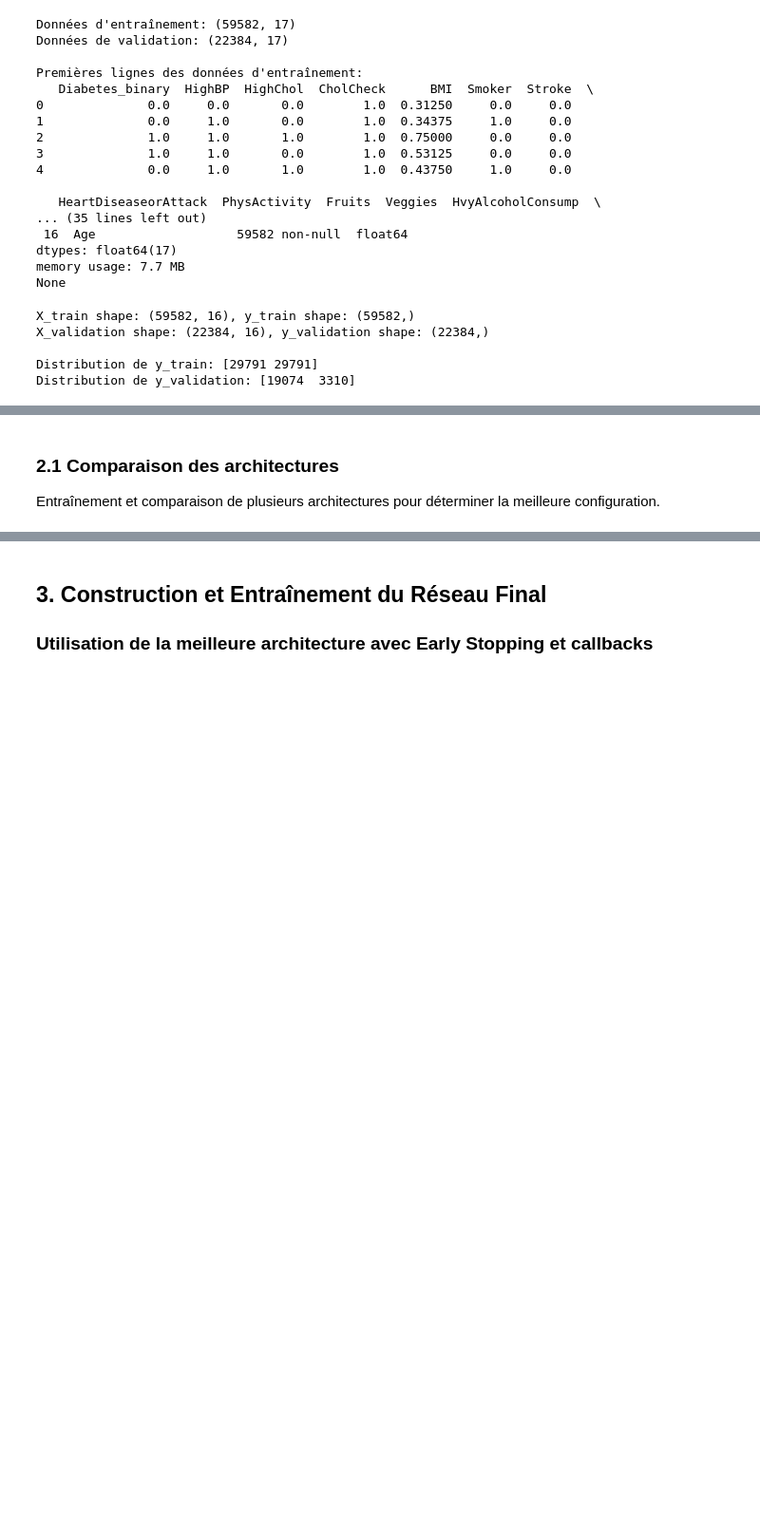
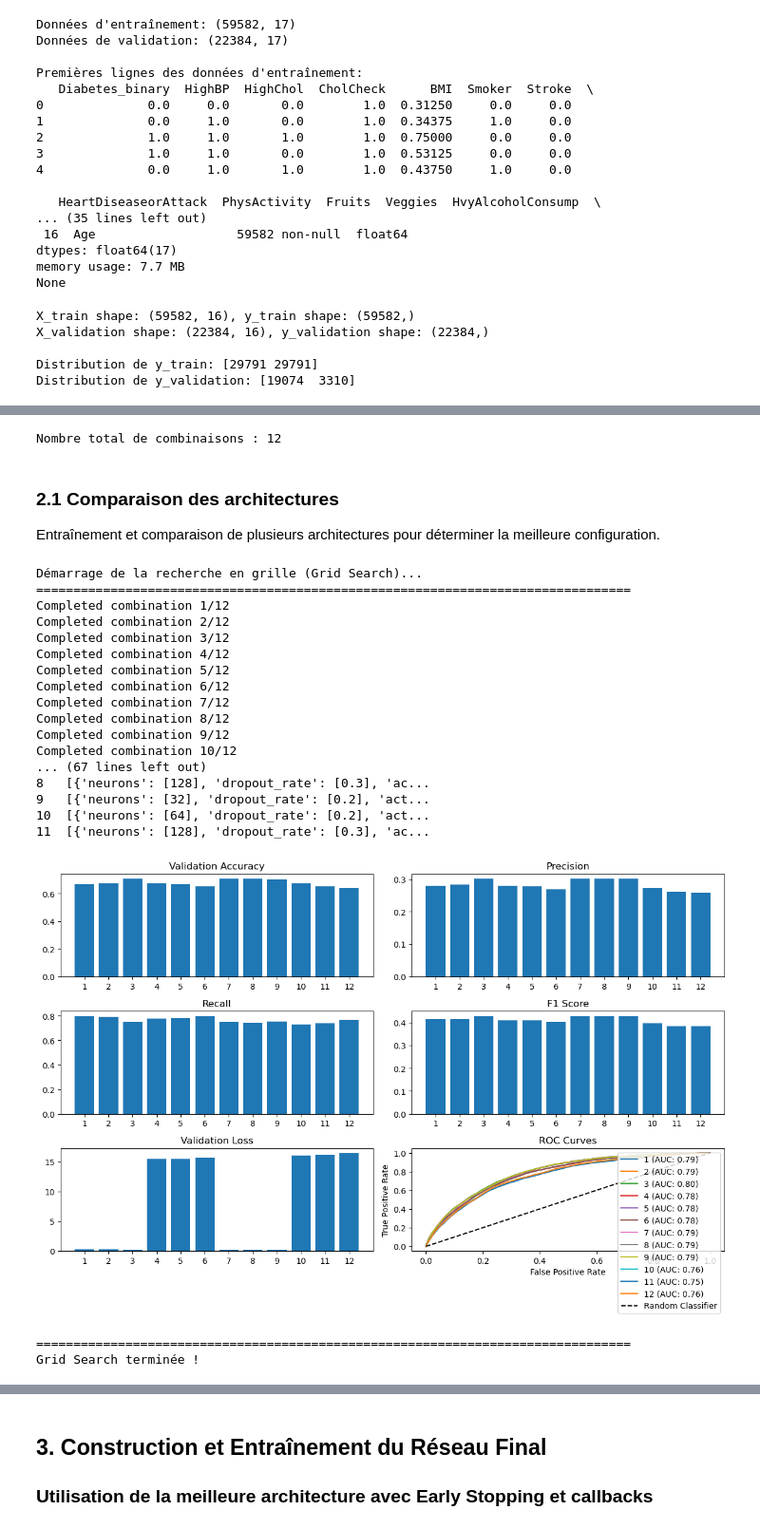
Before and after one commit to 0xybo/CESI_A4_IA_DeepLearning, a Jupyter notebook: Livrable 2.ipynb, the cells around one changed output, grey strips where cells are left out. Shown at 95% size. Cells and saved outputs as stored; diff of their text form; code cells hidden in the pictures; blank space fills up the shorter version.

```diff
--- a/Livrable 2.ipynb
+++ b/Livrable 2.ipynb
@@ -486,3 +426,45 @@ print(
+# %%
+# Définition des architectures et paramètres pour la grid search
+from lib.neural_network.activation.relu import Relu
+from lib.neural_network.activation.sigmoid import Sigmoid
+from lib.neural_network.loss.mean_squared_error import MeanSquaredError
+from lib.neural_network.loss.binary_cross_entropy import BinaryCrossEntropy
+from lib.neural_network.grid_search import GridSearch, Params
+
+# Paramètres pour la grid search
+grid_search_params: Params = {
+    "learning_rate": [0.01, 0.001],
+    "batch_size": [500],
+    "epochs": [100],
+    "loss": [MeanSquaredError(), BinaryCrossEntropy()],
+    "early_stopping_patience": [5],
+    "architecture": [
+        # Architecture simple : 1 couche cachée
+        [
+            {"neurons": [32], "dropout_rate": [0.2], "activation": [Relu()]},
+            {"neurons": [1], "dropout_rate": [0.0], "activation": [Sigmoid()]},
+        ],
+        # Architecture moyenne : 2 couches cachées
+        [
+            {"neurons": [64], "dropout_rate": [0.2], "activation": [Relu()]},
+            {"neurons": [32], "dropout_rate": [0.2], "activation": [Relu()]},
+            {"neurons": [1], "dropout_rate": [0.0], "activation": [Sigmoid()]},
+        ],
+        # Architecture profonde : 3 couches cachées
+        [
+            {"neurons": [128], "dropout_rate": [0.3], "activation": [Relu()]},
+            {"neurons": [64], "dropout_rate": [0.2], "activation": [Relu()]},
+            {"neurons": [32], "dropout_rate": [0.2], "activation": [Relu()]},
+            {"neurons": [1], "dropout_rate": [0.0], "activation": [Sigmoid()]},
+        ],
+    ],
+}
+
+print(
+    f"Nombre total de combinaisons : {len(grid_search_params['learning_rate']) * len(grid_search_params['batch_size']) * len(grid_search_params['epochs']) * len(grid_search_params['loss']) * len(grid_search_params['early_stopping_patience']) * len(grid_search_params['architecture'])}"
+)
+# %% [output]
+Nombre total de combinaisons : 12
 # %% [markdown]
 ### 2.1 Comparaison des architectures
 
@@ -508,0 +472,38 @@ nn.predict(X_validation.to_numpy()).sum() / X_validation.shape[1]
+# %%
+# Exécution de la grid search avec comparaison des architectures
+gs = GridSearch(num_threads=1)
+
+print("Démarrage de la recherche en grille (Grid Search)...")
+print("="*80)
+
+result = gs.search_and_compare(
+    grid_search_params,
+    X_train.to_numpy(),
+    y_train.to_numpy(),
+    X_validation.to_numpy(),
+    y_validation.to_numpy(),
+)
+
+print("="*80)
+print("Grid Search terminée !")
+# %% [output]
+Démarrage de la recherche en grille (Grid Search)...
+================================================================================
+Completed combination 1/12
+Completed combination 2/12
+Completed combination 3/12
+Completed combination 4/12
+Completed combination 5/12
+Completed combination 6/12
+Completed combination 7/12
+Completed combination 8/12
+Completed combination 9/12
+Completed combination 10/12
+... (67 lines left out)
+8   [{'neurons': [128], 'dropout_rate': [0.3], 'ac...
+9   [{'neurons': [32], 'dropout_rate': [0.2], 'act...
+10  [{'neurons': [64], 'dropout_rate': [0.2], 'act...
+11  [{'neurons': [128], 'dropout_rate': [0.3], 'ac...
+[figure, added]
+================================================================================
+Grid Search terminée !
```
Also changed, not shown: parts of 26 cells of this notebook, 4 other files.
